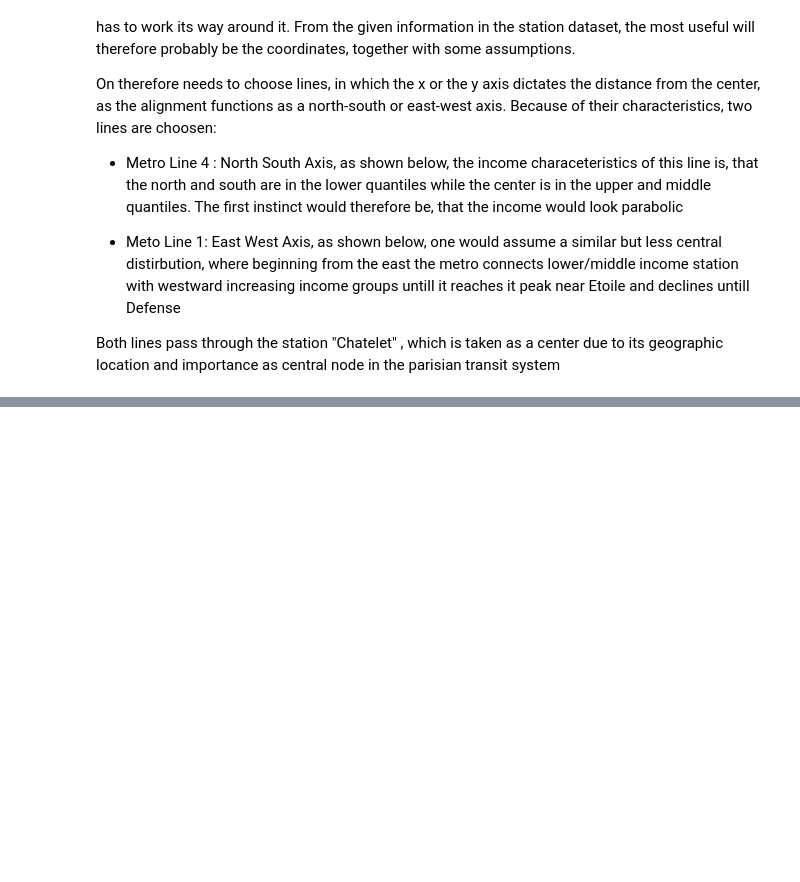
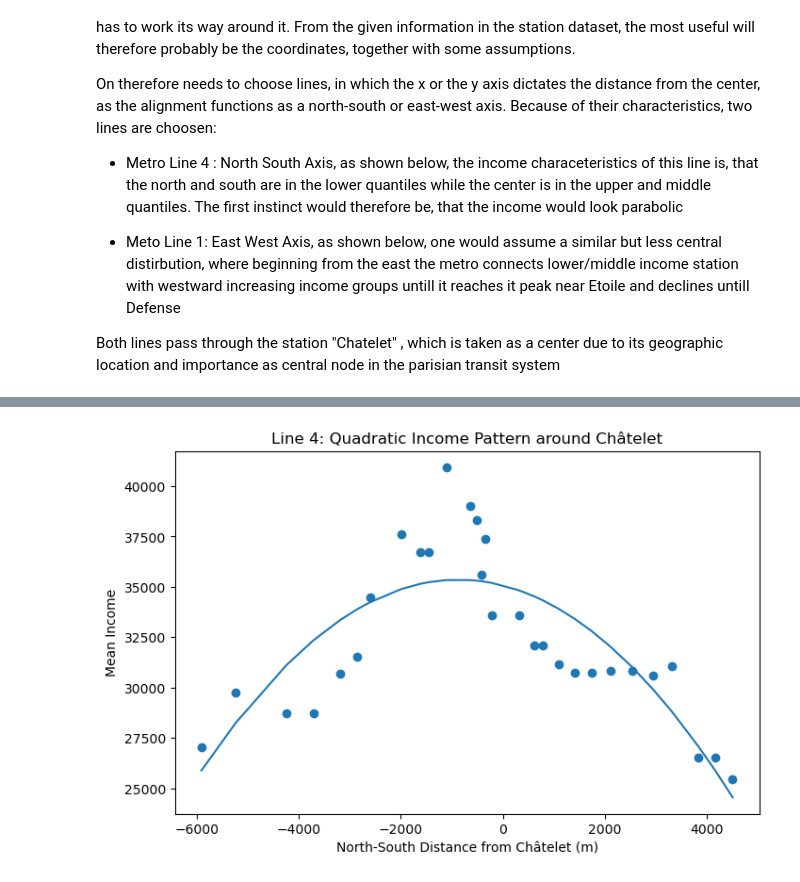
Before and after one commit to tomixmeier/ParisMetro, a Jupyter notebook: notebooks/analysis.ipynb, the cells around one changed output, grey strips where cells are left out. Drawn from its saved outputs; the diff is of its cells as text; code cells hidden in the pictures; blank space fills up the shorter version.

```diff
--- a/notebooks/analysis.ipynb
+++ b/notebooks/analysis.ipynb
@@ -585,0 +611,12 @@ Both lines pass through the station "Chatelet" , which is taken as a center due
+# %%
+line4["y_dist_sq"] = line4["y_dist"] ** 2
+import statsmodels.api as sm
+
+X = line4[["y_dist", "y_dist_sq"]]
+X = sm.add_constant(X)
+
+y = line4["income_mean"]
+
+model_line4_quad = sm.OLS(y, X).fit()
+
+print(model_line4_quad.summary())
@@ -585,0 +641,25 @@ Both lines pass through the station "Chatelet" , which is taken as a center due
+# %%
+line4_sorted = line4.sort_values(by="y_dist").copy()
+
+X_sorted = line4_sorted[["y_dist", "y_dist_sq"]]
+X_sorted = sm.add_constant(X_sorted)
+
+plt.figure(figsize=(8,5))
+
+plt.scatter(
+    line4["y_dist"],
+    line4["income_mean"]
+)
+
+plt.plot(
+    line4_sorted["y_dist"],
+    model_line4_quad.predict(X_sorted)
+)
+
+plt.title("Line 4: Quadratic Income Pattern around Châtelet")
+plt.xlabel("North-South Distance from Châtelet (m)")
+plt.ylabel("Mean Income")
+
+plt.show()
+# %% [output]
+[figure, added]
```
Also changed, not shown: parts of 5 cells of this notebook, 6 other files.
